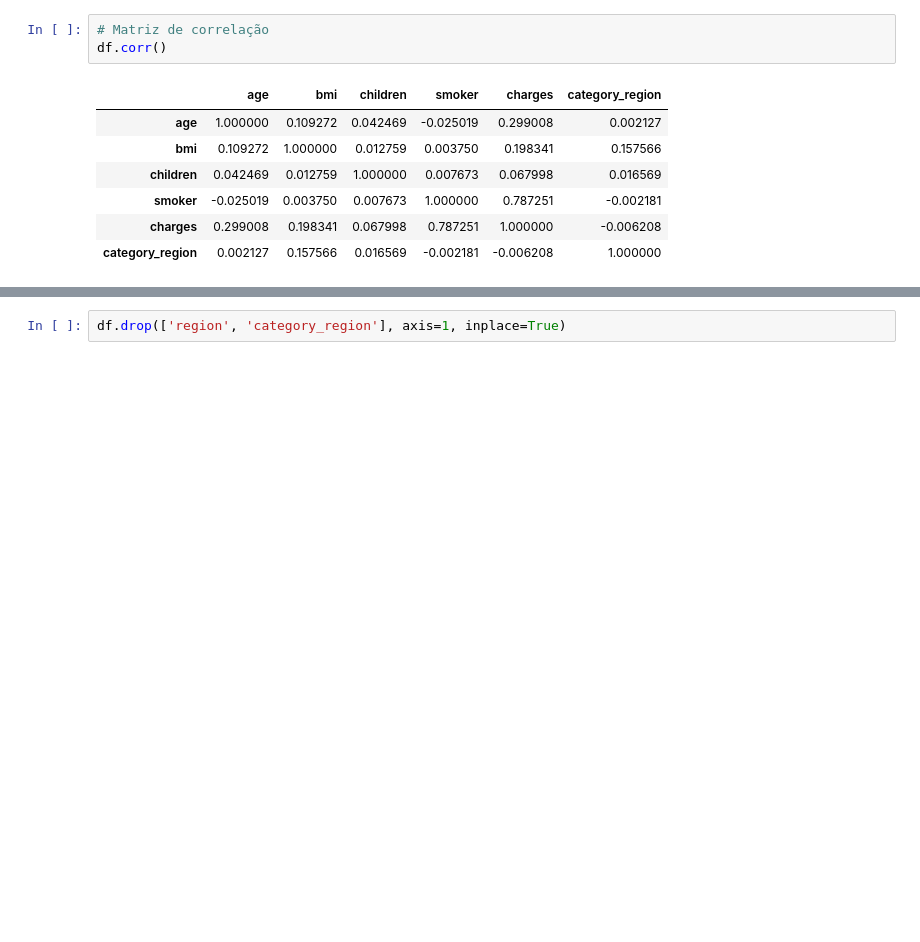
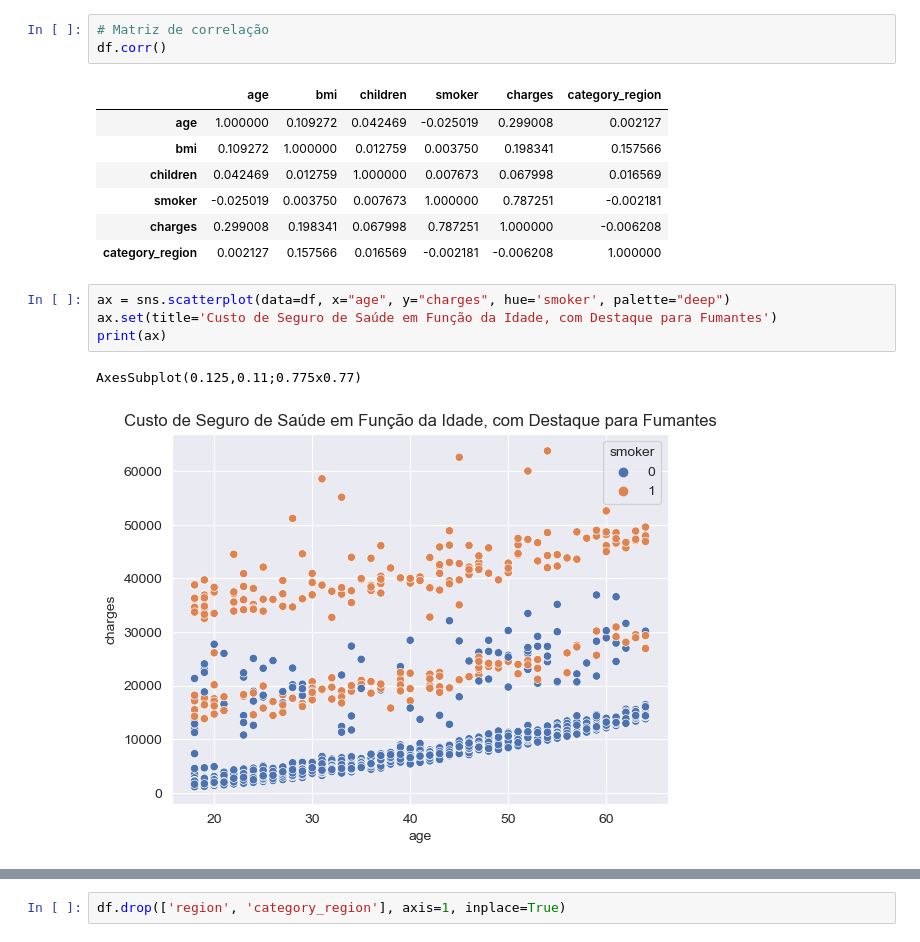
Before and after one commit to VitordeSiqueira/Medical-Cost-Personal-Datasets, a Jupyter notebook: Predict Personal Medical Cost .ipynb, the cells around one changed output, grey strips where cells are left out. Saved outputs shown, nothing was run; the diff lists cells and outputs as text; blank space fills up the shorter version.

```diff
--- a/Predict Personal Medical Cost .ipynb
+++ b/Predict Personal Medical Cost .ipynb
@@ -103,3 +117,10 @@ df.corr()
 | smoker | -0.025019 | 0.003750 | 0.007673 | 1.000000 | 0.787251 | -0.002181 |
 | charges | 0.299008 | 0.198341 | 0.067998 | 0.787251 | 1.000000 | -0.006208 |
 | category_region | 0.002127 | 0.157566 | 0.016569 | -0.002181 | -0.006208 | 1.000000 |
+# %%
+ax = sns.scatterplot(data=df, x="age", y="charges", hue='smoker', palette="deep")
+ax.set(title='Custo de Seguro de Saúde em Função da Idade, com Destaque para Fumantes')
+print(ax)
+# %% [output]
+AxesSubplot(0.125,0.11;0.775x0.77)
+[figure, added]
```
Also changed, not shown: parts of 13 cells of this notebook, 3 other files.
